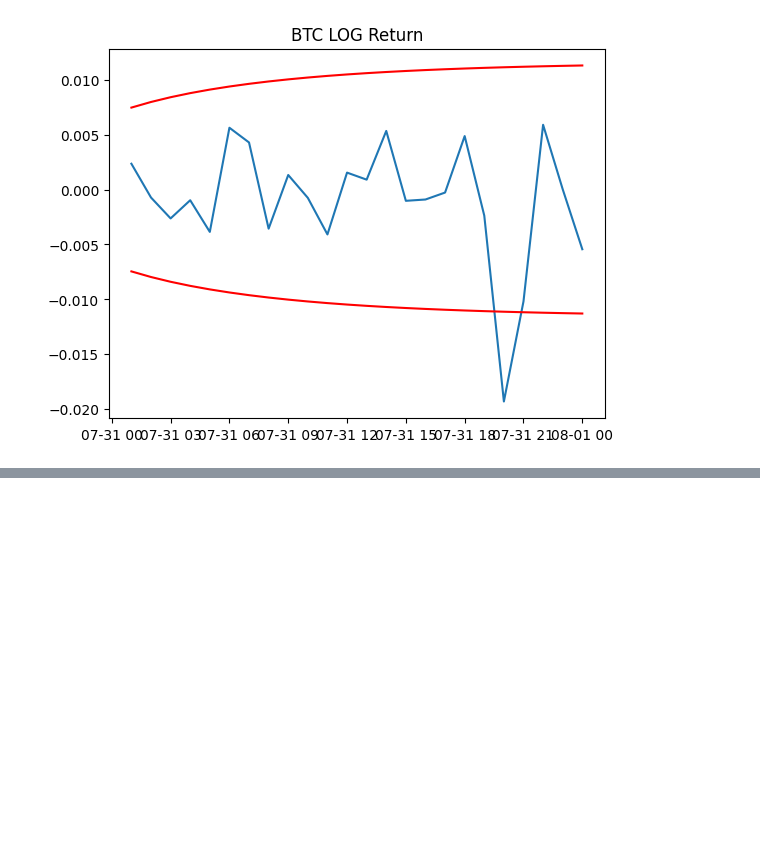
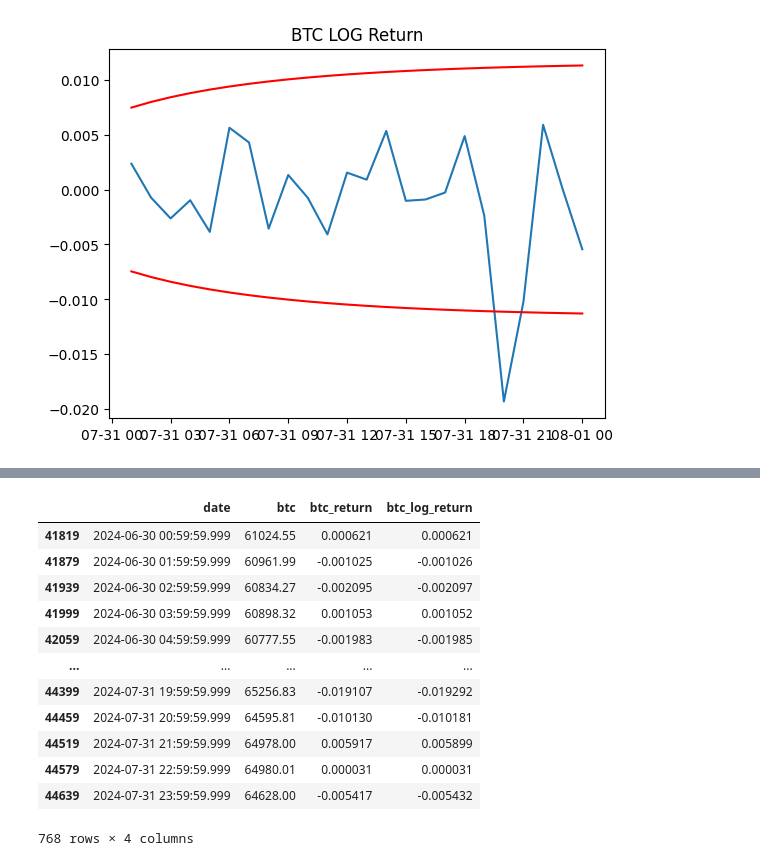
Before and after one commit to outfox330/ML_Models_on_Time_Series, a Jupyter notebook: BTC_FORECAST.ipynb, the cells around one changed output, grey strips where cells are left out. Drawn from its saved outputs; the diff is of its cells as text; code cells hidden in the pictures; blank space fills up the shorter version.

```diff
--- a/BTC_FORECAST.ipynb
+++ b/BTC_FORECAST.ipynb
@@ -1907,0 +1926,17 @@ plt.show()
+# %%
+df_btc_3 = df_btc.loc[df_btc['date'] >= '2024-06-30']
+df_btc_3
+# %% [output]
+|  | date | btc | btc_return | btc_log_return |
+| 41819 | 2024-06-30 00:59:59.999 | 61024.55 | 0.000621 | 0.000621 |
+| 41879 | 2024-06-30 01:59:59.999 | 60961.99 | -0.001025 | -0.001026 |
+| 41939 | 2024-06-30 02:59:59.999 | 60834.27 | -0.002095 | -0.002097 |
+| 41999 | 2024-06-30 03:59:59.999 | 60898.32 | 0.001053 | 0.001052 |
+| 42059 | 2024-06-30 04:59:59.999 | 60777.55 | -0.001983 | -0.001985 |
+| ... | ... | ... | ... | ... |
+| 44399 | 2024-07-31 19:59:59.999 | 65256.83 | -0.019107 | -0.019292 |
+| 44459 | 2024-07-31 20:59:59.999 | 64595.81 | -0.010130 | -0.010181 |
+| 44519 | 2024-07-31 21:59:59.999 | 64978.00 | 0.005917 | 0.005899 |
+| 44579 | 2024-07-31 22:59:59.999 | 64980.01 | 0.000031 | 0.000031 |
+| 44639 | 2024-07-31 23:59:59.999 | 64628.00 | -0.005417 | -0.005432 |
+768 rows × 4 columns
```
Also changed, not shown: parts of 5 cells of this notebook.
